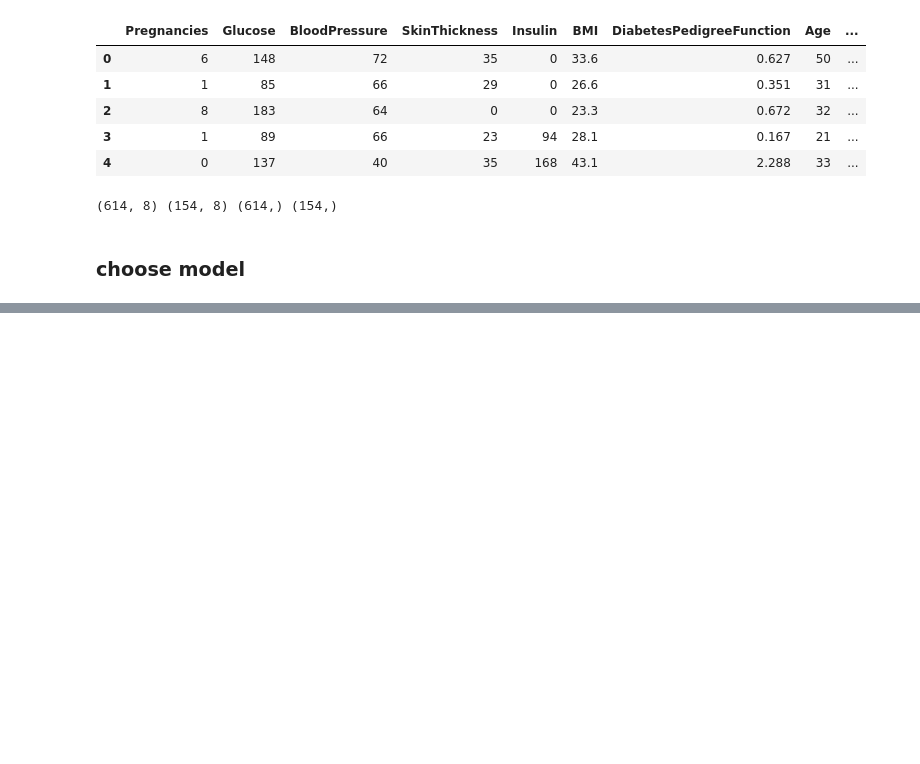
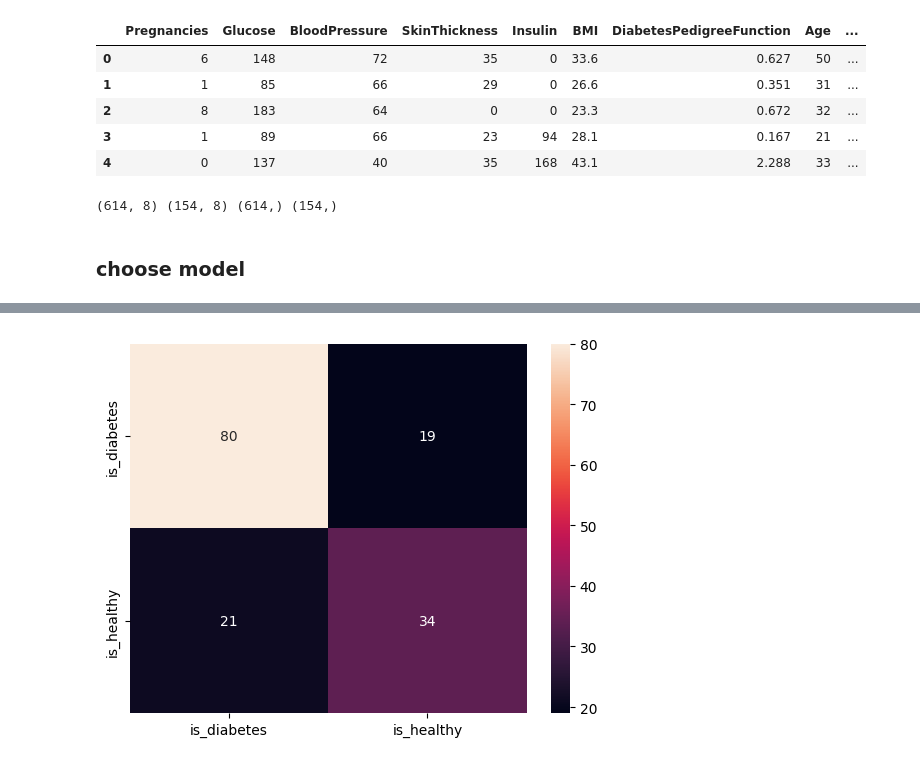
Before and after one commit to hutson-huy-CLV/learning-materials, a Jupyter notebook: AI&ML/Khóa 12-02AIMLDLCV nâng cao/Class/lesson6.ipynb, the cells around one changed output, grey strips where cells are left out. Drawn from its saved outputs; the diff is of its cells as text; code cells hidden in the pictures; blank space fills up the shorter version.

Commit message:
change the model to logistic regression

```diff
--- a/AI&ML/Khóa 12-02AIMLDLCV nâng cao/Class/lesson6.ipynb
+++ b/AI&ML/Khóa 12-02AIMLDLCV nâng cao/Class/lesson6.ipynb
@@ -47,9 +49,13 @@ x_test = scaler.transform(x_test) ## only use transform, not fit_transform
 ### choose model
 # %%
 params = {
-    "n_estimators": [20, 50, 100, 200],
-    "criterion": ["gini", "entropy"],
+    "penalty": ['l1', 'l2'],
+    "C": [0.1, 0.5, 1, 5, 10],
+    "solver": ['liblinear'],
+    "max_iter": [100, 200, 300],
+    "class_weight": ['balanced', None],
+    "random_state": [100]
 }
-model = GridSearchCV(RandomForestClassifier(random_state=100),param_grid=params, scoring = 'recall', cv=6, verbose=2, n_jobs= -1)
+model = GridSearchCV(LogisticRegression(random_state=100),param_grid=params, scoring = 'recall', cv=6, verbose=2, n_jobs= -1)
 model.fit(x_train, y_train)
 # %% [output]
@@ -66,3 +95,5 @@ print(model.best_params_, model.best_score_)
+# %%
+y_pred = model.predict(x_test)
 # %%
 print(confusion_matrix(y_test, y_pred))
 # %% [output]
@@ -71,6 +113,9 @@ print(confusion_matrix(y_test, y_pred))
 # %%
 
 cm = np.array(confusion_matrix(y_test, y_pred))
 confusion = pd.DataFrame(cm, index=['is_diabetes', 'is_healthy'], columns=['is_diabetes', 'is_healthy'])
+confusion
 sns.heatmap(confusion, annot=True)
 plt.show()
+# %% [output]
+[figure, added]
```
Also changed, not shown: parts of 6 cells of this notebook.
